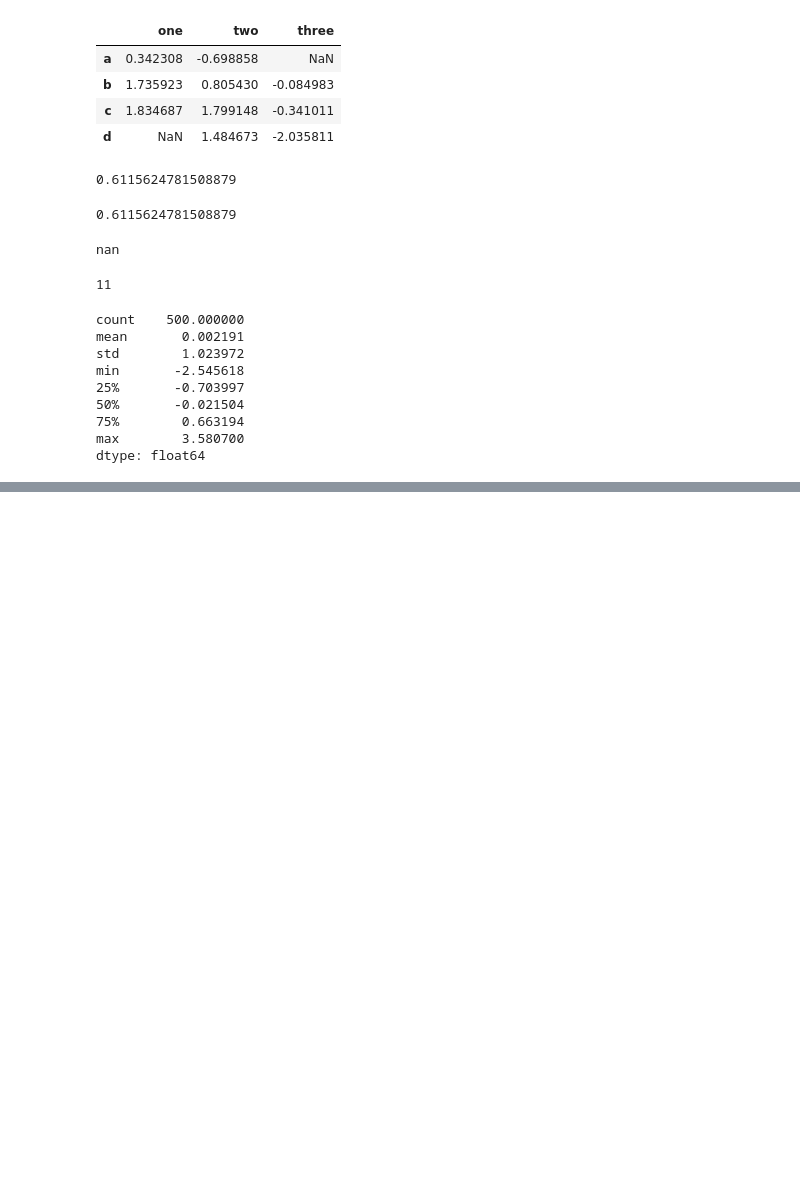
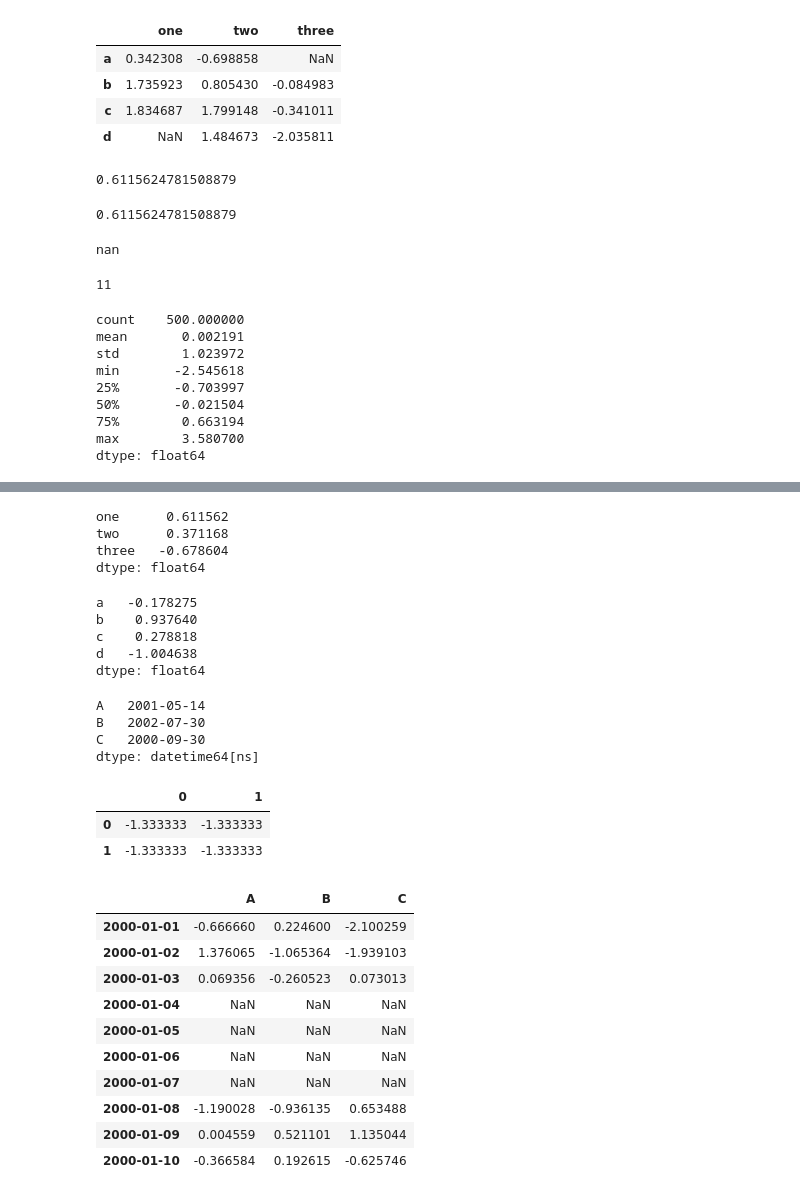
Before and after one commit to ilyak93/self-studying, a Jupyter notebook: DataEngineering/pandas/pandas_basic_functionality.ipynb, the cells around one changed output, grey strips where cells are left out. Drawn from its saved outputs; the diff is of its cells as text; code cells hidden in the pictures; blank space fills up the shorter version.

```diff
--- a/DataEngineering/pandas/pandas_basic_functionality.ipynb
+++ b/DataEngineering/pandas/pandas_basic_functionality.ipynb
@@ -715,0 +1156,76 @@ dtype: float64
+# %%
+df.apply("mean")
+# %% [output]
+one      0.611562
+two      0.371168
+three   -0.678604
+dtype: float64
+# %%
+df.apply("mean", axis=1)
+# %% [output]
+a   -0.178275
+b    0.937640
+c    0.278818
+d   -1.004638
+dtype: float64
+# %%
+tsdf = pd.DataFrame(
+
+    np.random.randn(1000, 3),
+
+    columns=["A", "B", "C"],
+
+    index=pd.date_range("1/1/2000", periods=1000),
+
+)
+
+
+
+tsdf.apply(lambda x: x.idxmax())
+# %% [output]
+A   2001-05-14
+B   2002-07-30
+C   2000-09-30
+dtype: datetime64[ns]
+# %%
+def subtract_and_divide(x, sub, divide=1):
+
+    return (x - sub) / divide
+
+
+
+df_udf = pd.DataFrame(np.ones((2, 2)))
+
+df_udf.apply(subtract_and_divide, args=(5,), divide=3)
+# %% [output]
+|  | 0 | 1 |
+| 0 | -1.333333 | -1.333333 |
+| 1 | -1.333333 | -1.333333 |
+# %%
+tsdf = pd.DataFrame(
+
+    np.random.randn(10, 3),
+
+    columns=["A", "B", "C"],
+
+    index=pd.date_range("1/1/2000", periods=10),
+
+)
+
+
+
+tsdf.iloc[3:7] = np.nan
+# %%
+tsdf
+# %% [output]
+|  | A | B | C |
+| 2000-01-01 | -0.666660 | 0.224600 | -2.100259 |
+| 2000-01-02 | 1.376065 | -1.065364 | -1.939103 |
+| 2000-01-03 | 0.069356 | -0.260523 | 0.073013 |
+| 2000-01-04 | NaN | NaN | NaN |
+| 2000-01-05 | NaN | NaN | NaN |
+| 2000-01-06 | NaN | NaN | NaN |
+| 2000-01-07 | NaN | NaN | NaN |
+| 2000-01-08 | -1.190028 | -0.936135 | 0.653488 |
+| 2000-01-09 | 0.004559 | 0.521101 | 1.135044 |
+| 2000-01-10 | -0.366584 | 0.192615 | -0.625746 |
```
Also changed, not shown: parts of 55 cells of this notebook.
